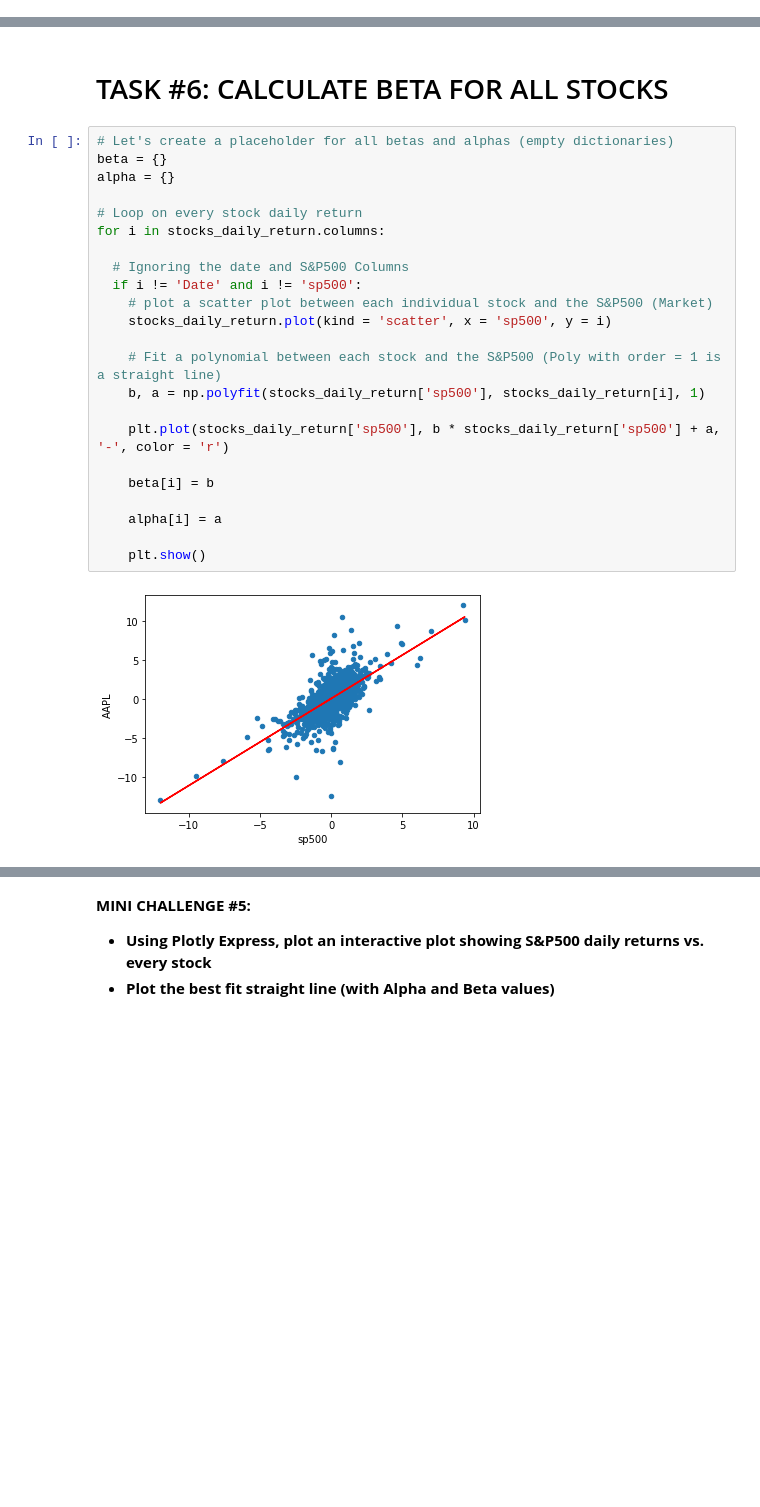
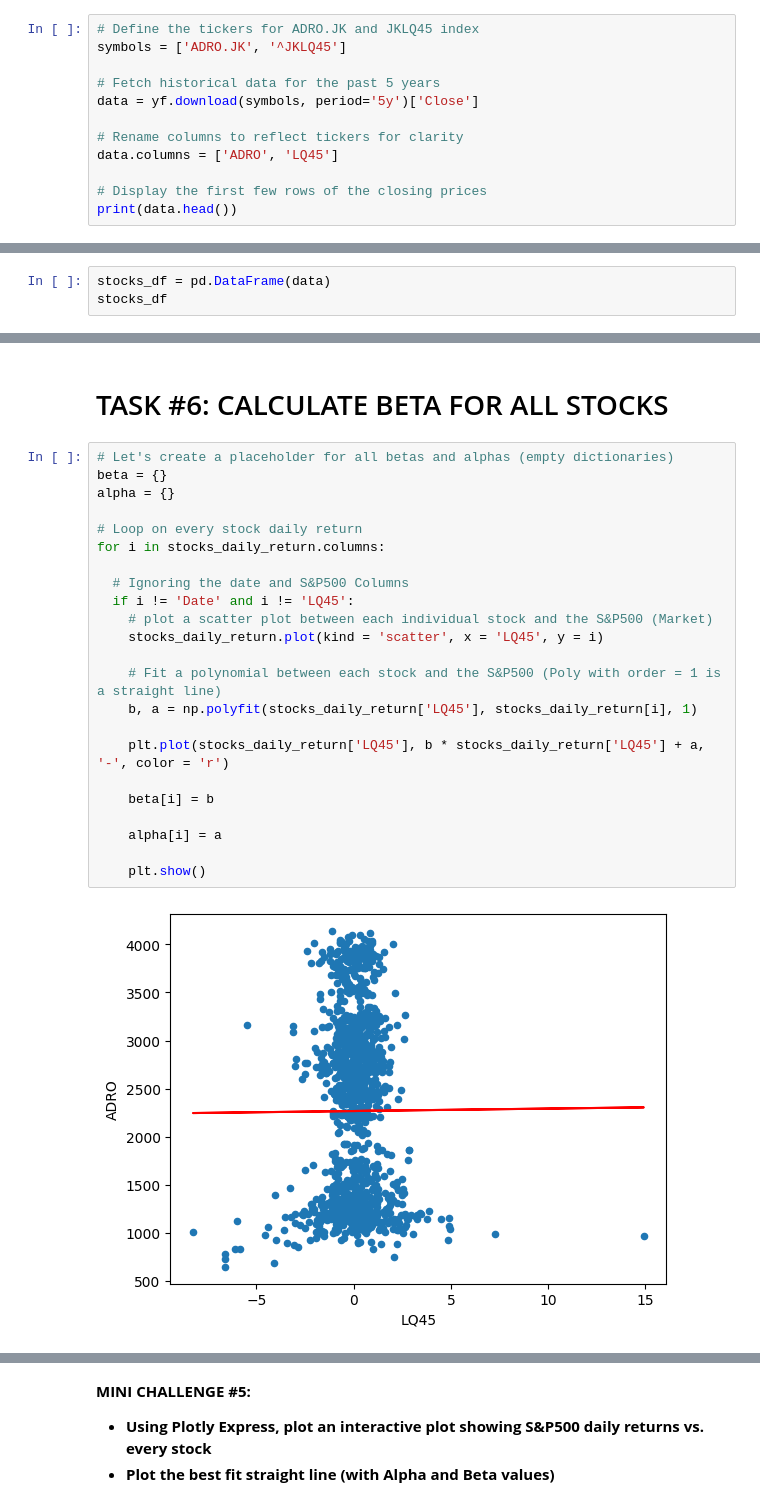
Before and after one commit to galibisquit/Galib-Rizqi-Final-Project, a Jupyter notebook: Finance_101_Capital_Asset_Pricing_Model_(CAPM)_Solution.ipynb, the cells around one changed output, grey strips where cells are left out. Cells and saved outputs as stored; diff of their text form; blank space fills up the shorter version.

```diff
--- a/Finance_101_Capital_Asset_Pricing_Model_(CAPM)_Solution.ipynb
+++ b/Finance_101_Capital_Asset_Pricing_Model_(CAPM)_Solution.ipynb
@@ -55,0 +33,12 @@ stocks_df
+# %%
+# Define the tickers for ADRO.JK and JKLQ45 index
+symbols = ['ADRO.JK', '^JKLQ45']
+
+# Fetch historical data for the past 5 years
+data = yf.download(symbols, period='5y')['Close']
+
+# Rename columns to reflect tickers for clarity
+data.columns = ['ADRO', 'LQ45']
+
+# Display the first few rows of the closing prices
+print(data.head())
@@ -55,0 +54,3 @@ stocks_df
+# %%
+stocks_df = pd.DataFrame(data)
+stocks_df
@@ -236,25 +274,25 @@ ER_AAPL
 # %%
 # Let's create a placeholder for all betas and alphas (empty dictionaries)
 beta = {}
 alpha = {}
 
 # Loop on every stock daily return
 for i in stocks_daily_return.columns:
 
   # Ignoring the date and S&P500 Columns
-  if i != 'Date' and i != 'sp500':
+  if i != 'Date' and i != 'LQ45':
     # plot a scatter plot between each individual stock and the S&P500 (Market)
-    stocks_daily_return.plot(kind = 'scatter', x = 'sp500', y = i)
+    stocks_daily_return.plot(kind = 'scatter', x = 'LQ45', y = i)
 
     # Fit a polynomial between each stock and the S&P500 (Poly with order = 1 is a straight line)
-    b, a = np.polyfit(stocks_daily_return['sp500'], stocks_daily_return[i], 1)
+    b, a = np.polyfit(stocks_daily_return['LQ45'], stocks_daily_return[i], 1)
 
-    plt.plot(stocks_daily_return['sp500'], b * stocks_daily_return['sp500'] + a, '-', color = 'r')
+    plt.plot(stocks_daily_return['LQ45'], b * stocks_daily_return['LQ45'] + a, '-', color = 'r')
 
     beta[i] = b
 
     alpha[i] = a
 
     plt.show()
 # %% [output]
-[figure, old version]
+[figure, new version]
```
Also changed, not shown: parts of 36 cells of this notebook.
